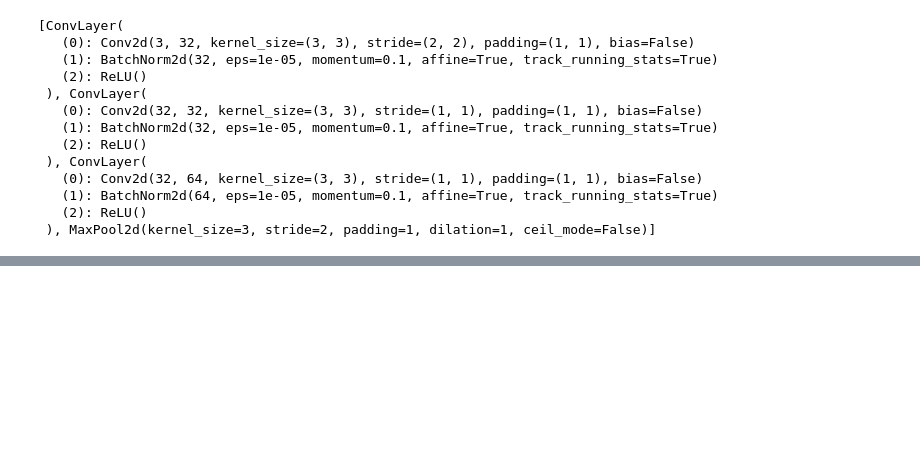
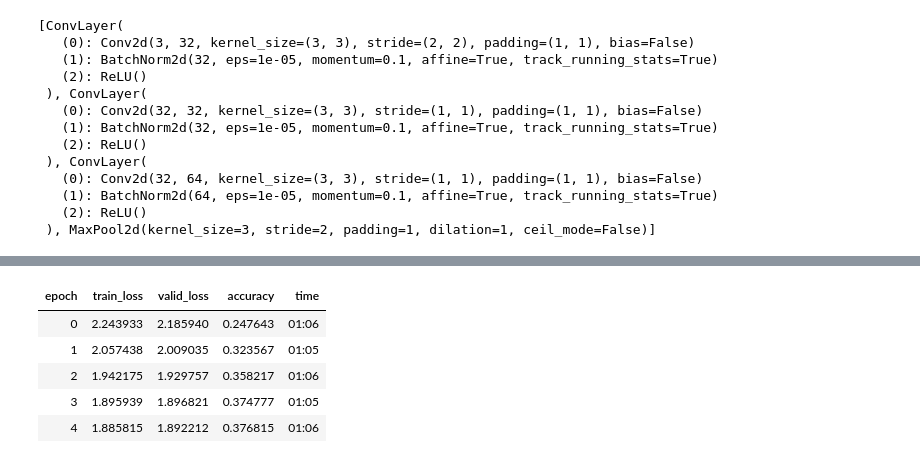
Before and after one commit to Nick-palmar/fast_book, a Jupyter notebook: 14_resnet_practice.ipynb, the cells around one changed output, grey strips where cells are left out. Cells and saved outputs as stored; diff of their text form; code cells hidden in the pictures; blank space fills up the shorter version.

```diff
--- a/14_resnet_practice.ipynb
+++ b/14_resnet_practice.ipynb
@@ -221,0 +219,10 @@ TypeError: ignored
+# %%
+learn_2 = get_learner(rn)
+learn_2.fit_one_cycle(5, 1e-3)
+# %% [output]
+| epoch | train_loss | valid_loss | accuracy | time |
+| 0 | 2.243933 | 2.185940 | 0.247643 | 01:06 |
+| 1 | 2.057438 | 2.009035 | 0.323567 | 01:05 |
+| 2 | 1.942175 | 1.929757 | 0.358217 | 01:06 |
+| 3 | 1.895939 | 1.896821 | 0.374777 | 01:05 |
+| 4 | 1.885815 | 1.892212 | 0.376815 | 01:06 |
```
Also changed, not shown: parts of 12 cells of this notebook.
